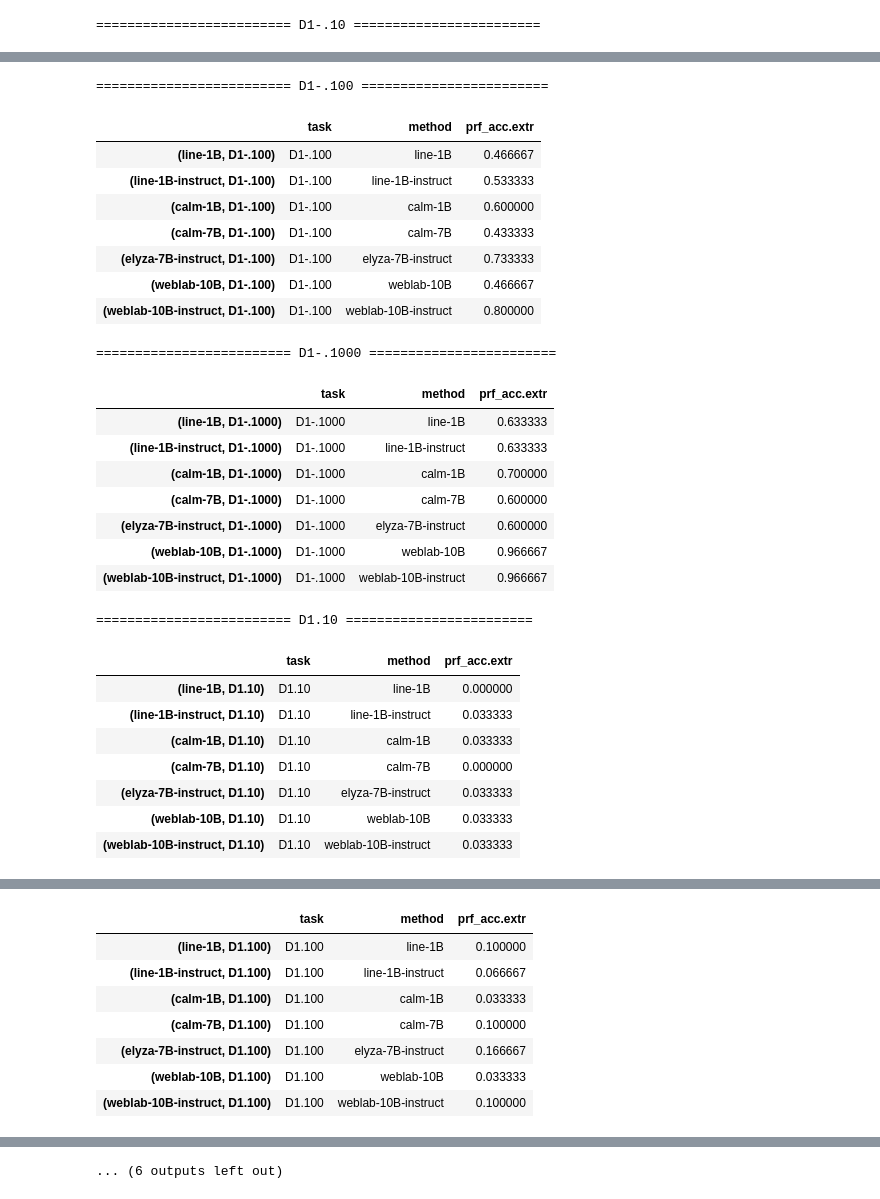
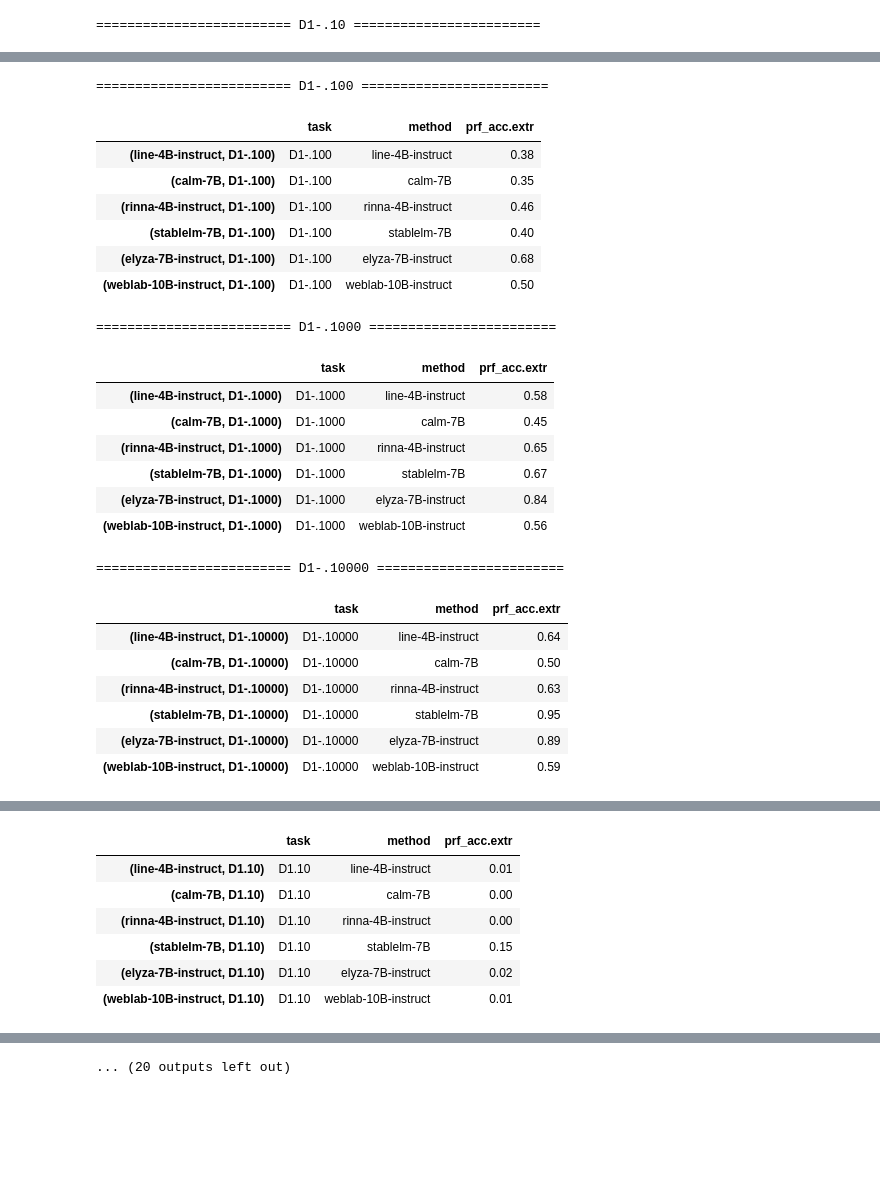
Before and after one commit to hitachi-nlp/FLD-prover, a Jupyter notebook: ipynb/analysis.ipynb, the cells around one changed output, grey strips where cells are left out. Saved outputs shown, nothing was run; the diff lists cells and outputs as text; code cells hidden in the pictures; blank space fills up the shorter version.

```diff
--- a/ipynb/analysis.ipynb
+++ b/ipynb/analysis.ipynb
@@ -148,7 +175,8 @@ COLOR_PARETTE_UPPER = 70
 # _TOP_DIR = '../outputs/02.aggregate_tf_results.py/20230904.LLM_FS/'
 # _TOP_DIR = '../outputs/02.aggregate_tf_results.py/20230905.LLM_FS/'
 
-_TOP_DIR = '../outputs/02.aggregate_tf_results.py/20230910.preliminary'
+# _TOP_DIR = '../outputs/02.aggregate_tf_results.py/20230910.preliminary'
+_TOP_DIR = '../outputs/02.aggregate_tf_results.py/20230916.jpn/'
 # %%
 result_paths = find_result_paths(_TOP_DIR)
 if len(result_paths) == 0:
@@ -236,5 +272,5 @@ for task in df[COL_TASK].unique():
 # %%
-task_dfs: Dict[str, pd.DataFrame] = {}
+task_dfs: Dict[str, pd.DataFrame] = OrderedDict()
 for task_name in TASK_NAMES:
     task_dfs[task_name] = slice_rows(
         df,
@@ -254,6 +289,5 @@ task_dfs[MAJOR_TASK]
 # %%
-
-metric_dfs: Dict[str, pd.DataFrame] = {}
+metric_dfs: Dict[str, pd.DataFrame] = OrderedDict()
 for task_name, task_df in task_dfs.items():
     metric_dfs[task_name] = slice_cols(task_df, [COL_TASK, COL_METHOD] + METRIC_NAMES)
 
@@ -274,27 +307,24 @@ for task_name in TASK_NAMES:
 ========================= D1-.100 ========================
 |  | task | method | prf_acc.extr |
-| (line-1B, D1-.100) | D1-.100 | line-1B | 0.466667 |
-| (line-1B-instruct, D1-.100) | D1-.100 | line-1B-instruct | 0.533333 |
-| (calm-1B, D1-.100) | D1-.100 | calm-1B | 0.600000 |
-| (calm-7B, D1-.100) | D1-.100 | calm-7B | 0.433333 |
-| (elyza-7B-instruct, D1-.100) | D1-.100 | elyza-7B-instruct | 0.733333 |
-| (weblab-10B, D1-.100) | D1-.100 | weblab-10B | 0.466667 |
-| (weblab-10B-instruct, D1-.100) | D1-.100 | weblab-10B-instruct | 0.800000 |
+| (line-4B-instruct, D1-.100) | D1-.100 | line-4B-instruct | 0.38 |
+| (calm-7B, D1-.100) | D1-.100 | calm-7B | 0.35 |
+| (rinna-4B-instruct, D1-.100) | D1-.100 | rinna-4B-instruct | 0.46 |
+| (stablelm-7B, D1-.100) | D1-.100 | stablelm-7B | 0.40 |
+| (elyza-7B-instruct, D1-.100) | D1-.100 | elyza-7B-instruct | 0.68 |
+| (weblab-10B-instruct, D1-.100) | D1-.100 | weblab-10B-instruct | 0.50 |
 ========================= D1-.1000 ========================
 |  | task | method | prf_acc.extr |
-| (line-1B, D1-.1000) | D1-.1000 | line-1B | 0.633333 |
-| (line-1B-instruct, D1-.1000) | D1-.1000 | line-1B-instruct | 0.633333 |
-| (calm-1B, D1-.1000) | D1-.1000 | calm-1B | 0.700000 |
-| (calm-7B, D1-.1000) | D1-.1000 | calm-7B | 0.600000 |
-| (elyza-7B-instruct, D1-.1000) | D1-.1000 | elyza-7B-instruct | 0.600000 |
-| (weblab-10B, D1-.1000) | D1-.1000 | weblab-10B | 0.966667 |
-| (weblab-10B-instruct, D1-.1000) | D1-.1000 | weblab-10B-instruct | 0.966667 |
+| (line-4B-instruct, D1-.1000) | D1-.1000 | line-4B-instruct | 0.58 |
+| (calm-7B, D1-.1000) | D1-.1000 | calm-7B | 0.45 |
+| (rinna-4B-instruct, D1-.1000) | D1-.1000 | rinna-4B-instruct | 0.65 |
+| (stablelm-7B, D1-.1000) | D1-.1000 | stablelm-7B | 0.67 |
+| (elyza-7B-instruct, D1-.1000) | D1-.1000 | elyza-7B-instruct | 0.84 |
+| (weblab-10B-instruct, D1-.1000) | D1-.1000 | weblab-10B-instruct | 0.56 |
-========================= D1.10 ========================
+========================= D1-.10000 ========================
 |  | task | method | prf_acc.extr |
-| (line-1B, D1.10) | D1.10 | line-1B | 0.000000 |
-| (line-1B-instruct, D1.10) | D1.10 | line-1B-instruct | 0.033333 |
-| (calm-1B, D1.10) | D1.10 | calm-1B | 0.033333 |
-| (calm-7B, D1.10) | D1.10 | calm-7B | 0.000000 |
-| (elyza-7B-instruct, D1.10) | D1.10 | elyza-7B-instruct | 0.033333 |
-| (weblab-10B, D1.10) | D1.10 | weblab-10B | 0.033333 |
-| (weblab-10B-instruct, D1.10) | D1.10 | weblab-10B-instruct | 0.033333 |
+| (line-4B-instruct, D1-.10000) | D1-.10000 | line-4B-instruct | 0.64 |
+| (calm-7B, D1-.10000) | D1-.10000 | calm-7B | 0.50 |
+| (rinna-4B-instruct, D1-.10000) | D1-.10000 | rinna-4B-instruct | 0.63 |
+| (stablelm-7B, D1-.10000) | D1-.10000 | stablelm-7B | 0.95 |
+| (elyza-7B-instruct, D1-.10000) | D1-.10000 | elyza-7B-instruct | 0.89 |
+| (weblab-10B-instruct, D1-.10000) | D1-.10000 | weblab-10B-instruct | 0.59 |
@@ -302,8 +332,7 @@ for task_name in TASK_NAMES:
 |  | task | method | prf_acc.extr |
-| (line-1B, D1.100) | D1.100 | line-1B | 0.100000 |
-| (line-1B-instruct, D1.100) | D1.100 | line-1B-instruct | 0.066667 |
-| (calm-1B, D1.100) | D1.100 | calm-1B | 0.033333 |
-| (calm-7B, D1.100) | D1.100 | calm-7B | 0.100000 |
-| (elyza-7B-instruct, D1.100) | D1.100 | elyza-7B-instruct | 0.166667 |
-| (weblab-10B, D1.100) | D1.100 | weblab-10B | 0.033333 |
-| (weblab-10B-instruct, D1.100) | D1.100 | weblab-10B-instruct | 0.100000 |
+| (line-4B-instruct, D1.10) | D1.10 | line-4B-instruct | 0.01 |
+| (calm-7B, D1.10) | D1.10 | calm-7B | 0.00 |
+| (rinna-4B-instruct, D1.10) | D1.10 | rinna-4B-instruct | 0.00 |
+| (stablelm-7B, D1.10) | D1.10 | stablelm-7B | 0.15 |
+| (elyza-7B-instruct, D1.10) | D1.10 | elyza-7B-instruct | 0.02 |
+| (weblab-10B-instruct, D1.10) | D1.10 | weblab-10B-instruct | 0.01 |
@@ -319,3 +347,3 @@ for task_name in TASK_NAMES:
-... (6 outputs left out)
+... (20 outputs left out)
 # %%
 
```
Also changed, not shown: parts of 11 cells of this notebook, 7 other files.
